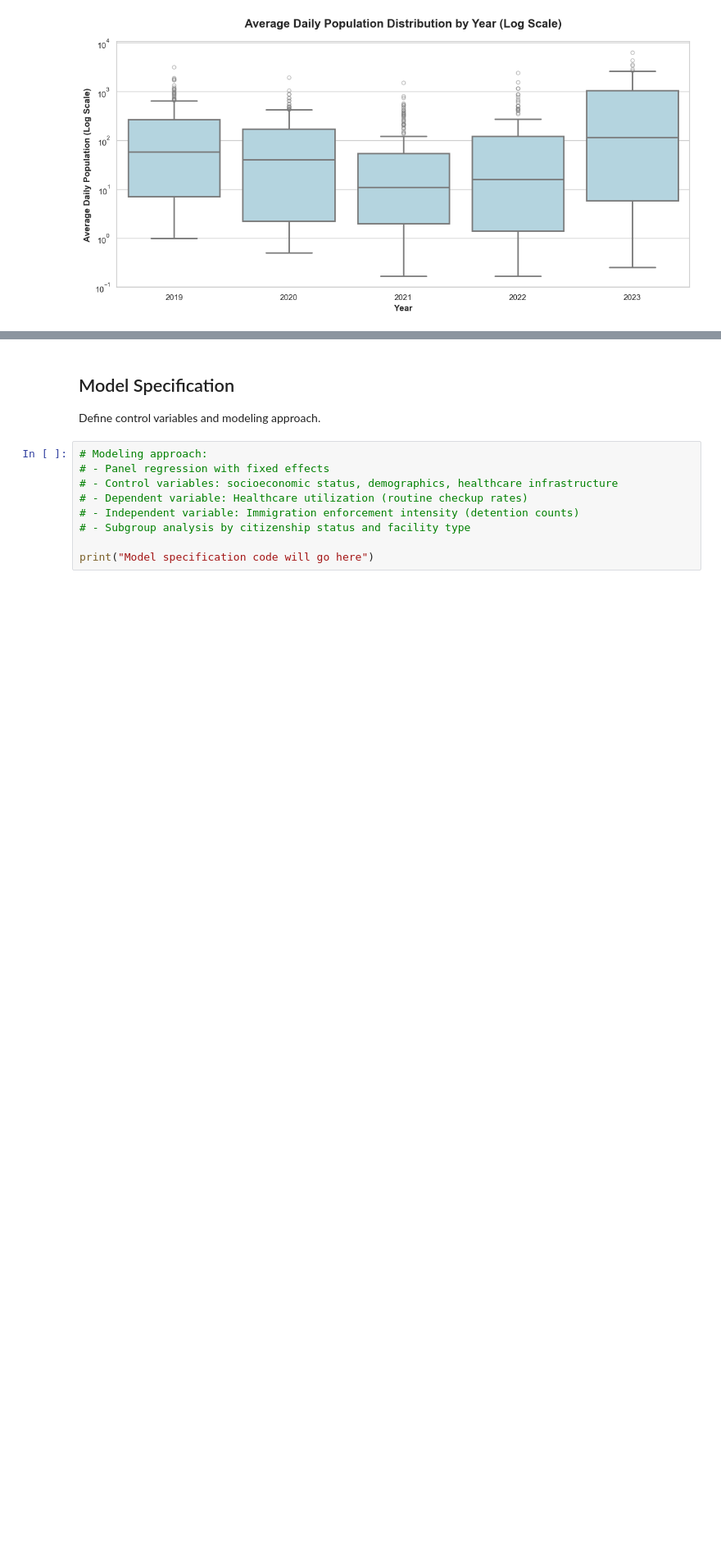
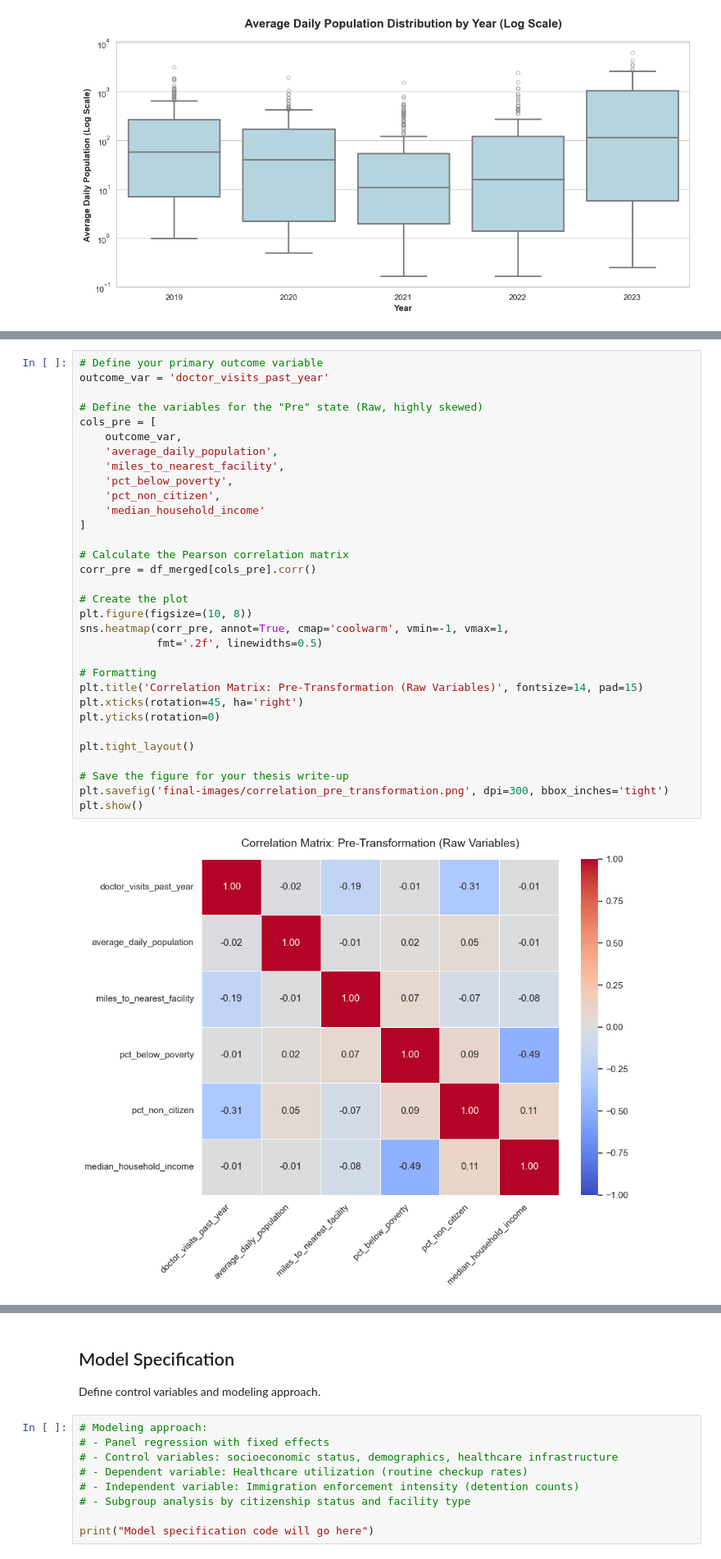
Before and after one commit to riverar9/data698-master-research-project, a Jupyter notebook: Appendix A - Python Code.ipynb, the cells around one changed output, grey strips where cells are left out. Shown at 82% size. Drawn from its saved outputs; the diff is of its cells as text; blank space fills up the shorter version.

```diff
--- a/Appendix A - Python Code.ipynb
+++ b/Appendix A - Python Code.ipynb
@@ -1373,0 +1444,34 @@ plt.show()
+# %%
+# Define your primary outcome variable
+outcome_var = 'doctor_visits_past_year'
+
+# Define the variables for the "Pre" state (Raw, highly skewed)
+cols_pre = [
+    outcome_var,
+    'average_daily_population',
+    'miles_to_nearest_facility',
+    'pct_below_poverty',
+    'pct_non_citizen',
+    'median_household_income'
+]
+
+# Calculate the Pearson correlation matrix
+corr_pre = df_merged[cols_pre].corr()
+
+# Create the plot
+plt.figure(figsize=(10, 8))
+sns.heatmap(corr_pre, annot=True, cmap='coolwarm', vmin=-1, vmax=1,
+            fmt='.2f', linewidths=0.5)
+
+# Formatting
+plt.title('Correlation Matrix: Pre-Transformation (Raw Variables)', fontsize=14, pad=15)
+plt.xticks(rotation=45, ha='right')
+plt.yticks(rotation=0)
+
+plt.tight_layout()
+
+# Save the figure for your thesis write-up
+plt.savefig('final-images/correlation_pre_transformation.png', dpi=300, bbox_inches='tight')
+plt.show()
+# %% [output]
+[figure, added]
```
Also changed, not shown: parts of 24 cells of this notebook, 21 other files.
